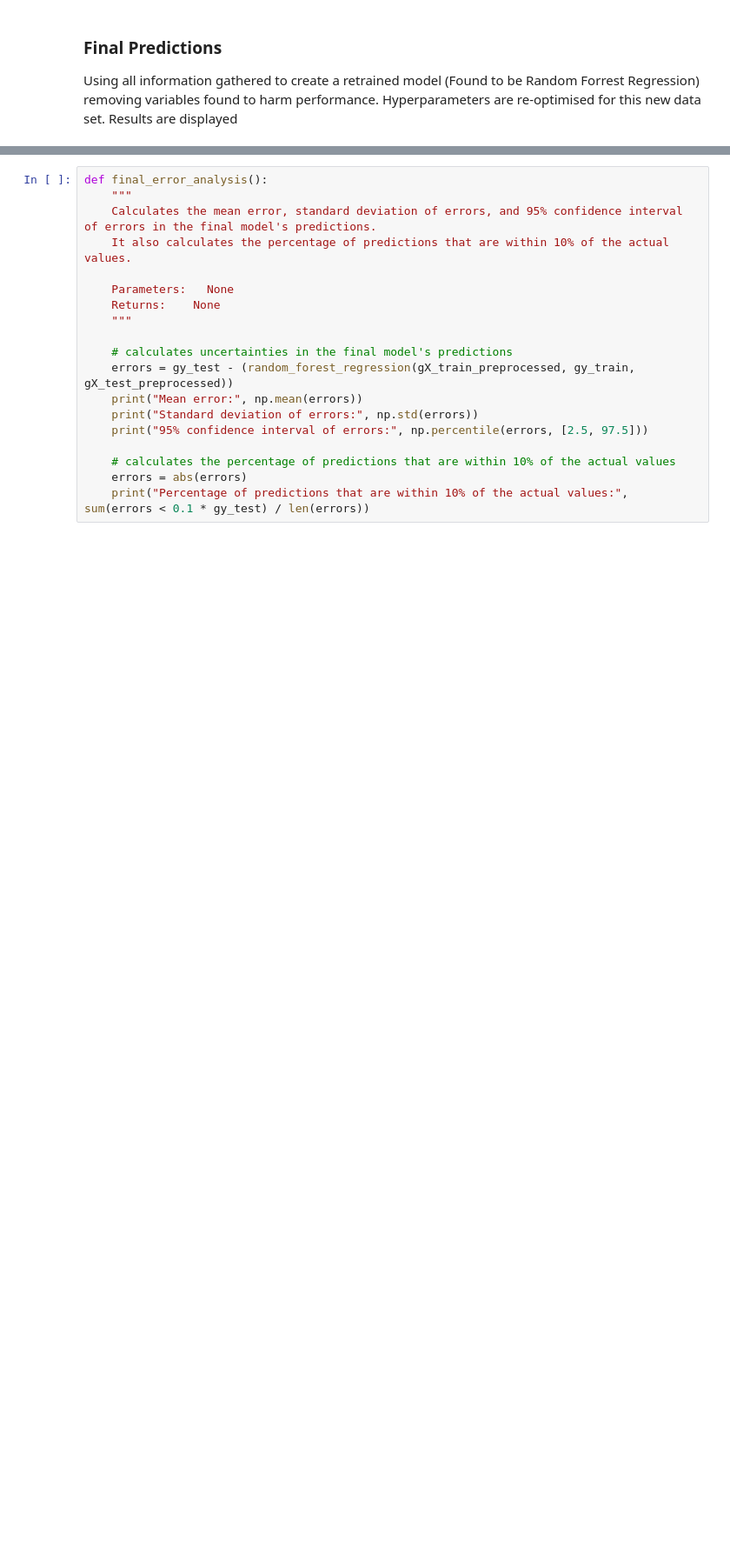
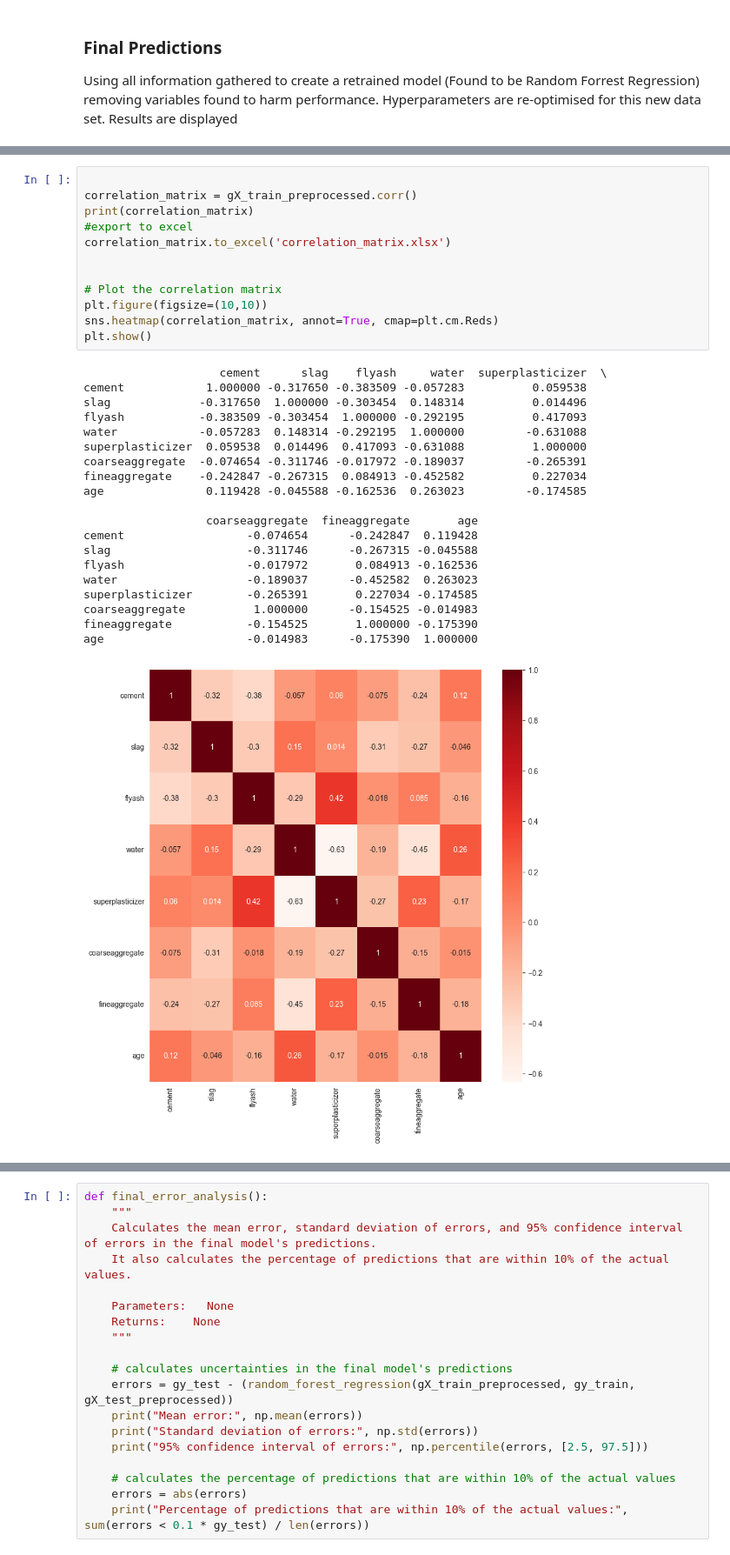
Before and after one commit to 124890/Comp-Challenge---2023-4, a Jupyter notebook: Code.1.ipynb, the cells around one changed output, grey strips where cells are left out. Shown: that part at 87% size. Drawn from its saved outputs; the diff is of its cells as text; blank space fills up the shorter version.

```diff
--- a/Code.1.ipynb
+++ b/Code.1.ipynb
@@ -770,3 +738,36 @@ def plot_learning_curve(estimator, X, y):
     plt.legend()
     plt.show()
+# %%
+
+correlation_matrix = gX_train_preprocessed.corr()
+print(correlation_matrix)
+#export to excel
+correlation_matrix.to_excel('correlation_matrix.xlsx')
+
+
+# Plot the correlation matrix
+plt.figure(figsize=(10,10))
+sns.heatmap(correlation_matrix, annot=True, cmap=plt.cm.Reds)
+plt.show()
+# %% [output]
+                    cement      slag    flyash     water  superplasticizer  \
+cement            1.000000 -0.317650 -0.383509 -0.057283          0.059538
+slag             -0.317650  1.000000 -0.303454  0.148314          0.014496
+flyash           -0.383509 -0.303454  1.000000 -0.292195          0.417093
+water            -0.057283  0.148314 -0.292195  1.000000         -0.631088
+superplasticizer  0.059538  0.014496  0.417093 -0.631088          1.000000
+coarseaggregate  -0.074654 -0.311746 -0.017972 -0.189037         -0.265391
+fineaggregate    -0.242847 -0.267315  0.084913 -0.452582          0.227034
+age               0.119428 -0.045588 -0.162536  0.263023         -0.174585
+
+                  coarseaggregate  fineaggregate       age
+cement                  -0.074654      -0.242847  0.119428
+slag                    -0.311746      -0.267315 -0.045588
+flyash                  -0.017972       0.084913 -0.162536
+water                   -0.189037      -0.452582  0.263023
+superplasticizer        -0.265391       0.227034 -0.174585
+coarseaggregate          1.000000      -0.154525 -0.014983
+fineaggregate           -0.154525       1.000000 -0.175390
+age                     -0.014983      -0.175390  1.000000
+[figure, added]
 # %%
```
Also changed, not shown: parts of 12 cells of this notebook, 4 other files.
